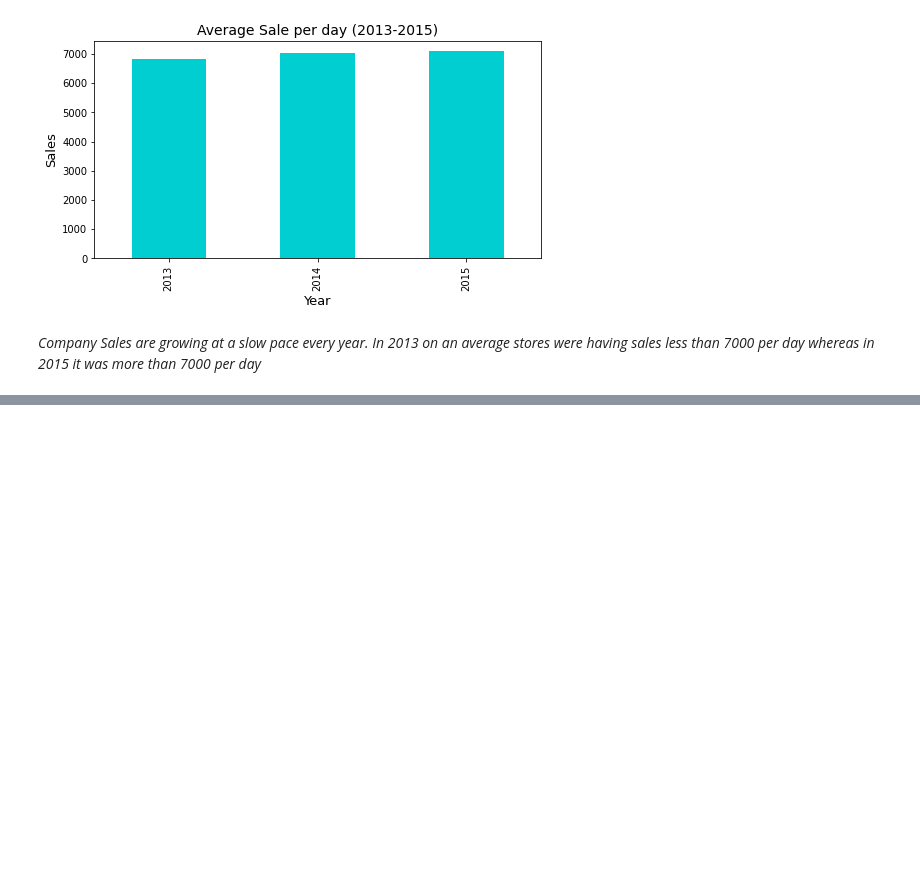
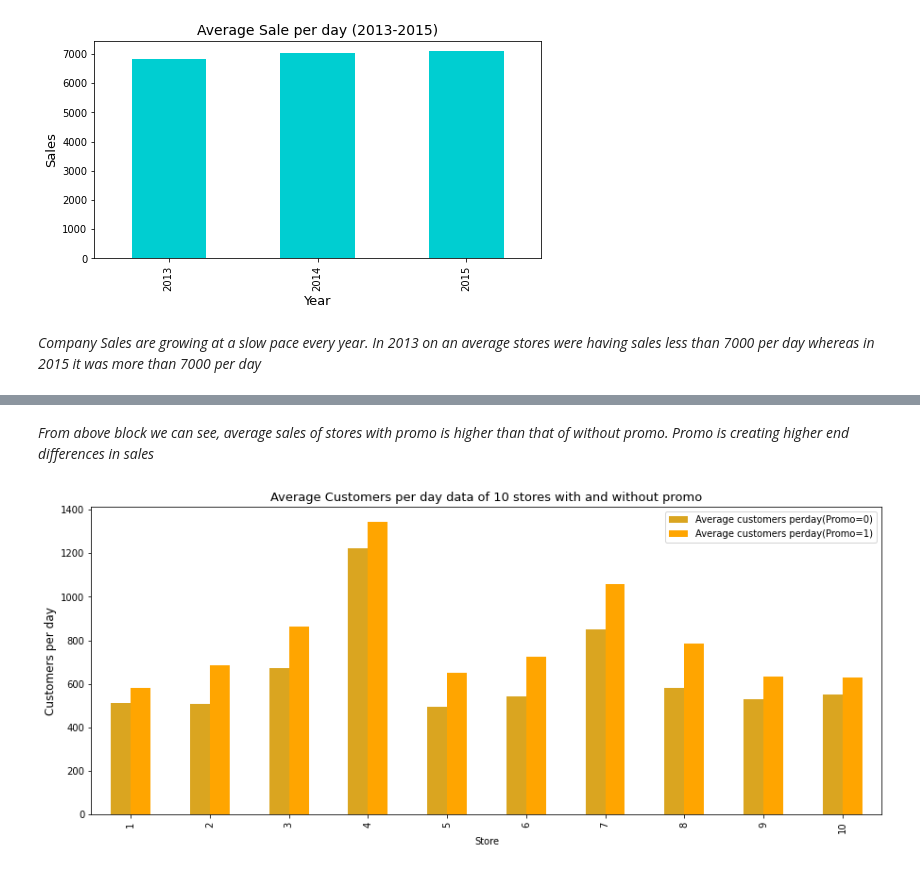
Before and after one commit to kiranmahara9600/Rossmann-Sales-Prediction, a Jupyter notebook: Rossmann_Sales_Prediction.ipynb, the cells around one changed output, grey strips where cells are left out. Cells and saved outputs as stored; diff of their text form; code cells hidden in the pictures; blank space fills up the shorter version.

```diff
--- a/Rossmann_Sales_Prediction.ipynb
+++ b/Rossmann_Sales_Prediction.ipynb
@@ -797,0 +902,23 @@ plt.show()
+# %% [markdown]
+*From above block we can see, average sales of stores with promo is higher than that of without promo. Promo is creating higher end differences in sales*
+# %%
+#_________________________________________________BLOCK 53________________________________________________
+
+#creating a subdataframe of store and average customers from ten_stores_data and selecting those observations where promo equals to zero
+customers_without_promo = ten_stores_data[ten_stores_data['Promo']==0][['Store','Average customers(pd)']].set_index('Store')
+customers_without_promo.rename(columns={'Average customers(pd)':'Average customers perday(Promo=0)'},inplace=True)  #renaming the column
+
+#creating a subdataframe of store and average customers from ten_stores_data and selecting those observations where promo equals to one
+customers_with_promo = ten_stores_data[ten_stores_data['Promo']==1][['Store','Average customers(pd)']].set_index('Store')
+customers_with_promo.rename(columns={'Average customers(pd)':'Average customers perday(Promo=1)'},inplace=True)
+
+#merging with and without promo dataset with inner join on store
+customers_promodata = pd.merge(customers_without_promo,customers_with_promo, how='inner', on ='Store')
+
+#visualising customers per day from randomly choosen 10 stores on promo basis
+axs1=customers_promodata.plot.bar(color=['goldenrod','orange'], figsize=(15,6)) #bar plot
+axs1.set_ylabel('Customers per day',fontsize=12)
+axs1.set_title('Average Customers per day data of 10 stores with and without promo',fontsize=13)
+plt.show()
+# %% [output]
+[figure, added]
```
Also changed, not shown: parts of 25 cells of this notebook.
